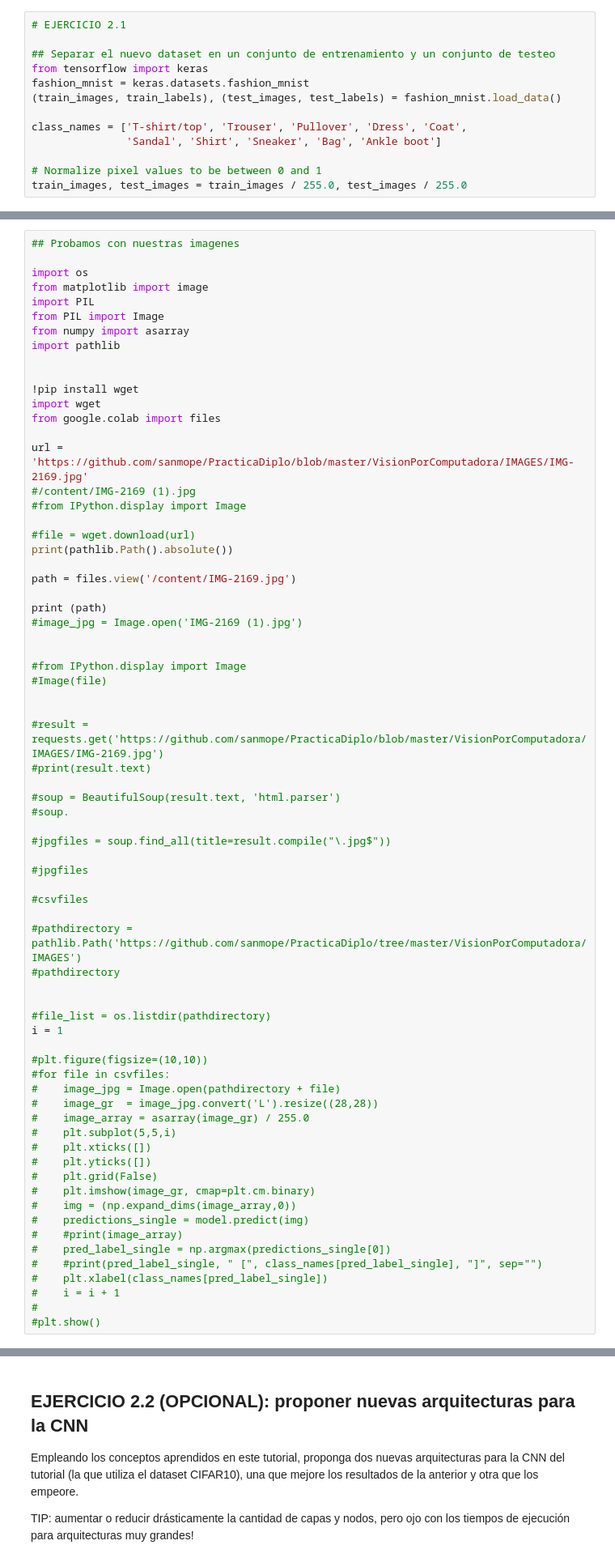
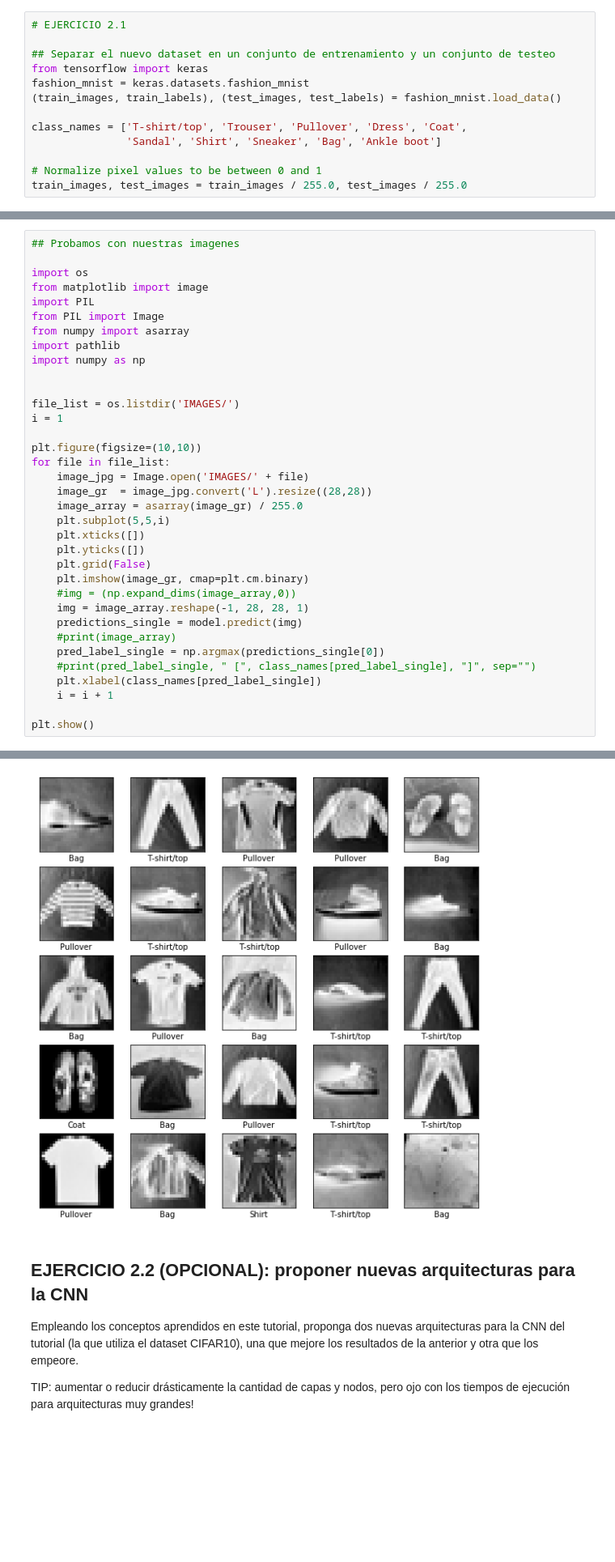
Before and after one commit to sanmope/PracticaDiplo, a Jupyter notebook: VisionPorComputadora/Computer_Vision_Lab_2_CNN.ipynb, the cells around one changed output, grey strips where cells are left out. Shown at 81% size. Drawn from its saved outputs; the diff is of its cells as text; blank space fills up the shorter version.

```diff
--- a/VisionPorComputadora/Computer_Vision_Lab_2_CNN.ipynb
+++ b/VisionPorComputadora/Computer_Vision_Lab_2_CNN.ipynb
@@ -495,65 +495,30 @@ import PIL
 from PIL import Image
 from numpy import asarray
 import pathlib
+import numpy as np
 
 
-!pip install wget
-import wget
-from google.colab import files
-
-url = 'https://github.com/sanmope/PracticaDiplo/blob/master/VisionPorComputadora/IMAGES/IMG-2169.jpg'
-#/content/IMG-2169 (1).jpg
-#from IPython.display import Image
-
-#file = wget.download(url)
-print(pathlib.Path().absolute())
-
-path = files.view('/content/IMG-2169.jpg')
-
-print (path)
-#image_jpg = Image.open('IMG-2169 (1).jpg')
-
-
-#from IPython.display import Image
-#Image(file)
-
-
-#result = requests.get('https://github.com/sanmope/PracticaDiplo/blob/master/VisionPorComputadora/IMAGES/IMG-2169.jpg')
-#print(result.text)
-
-#soup = BeautifulSoup(result.text, 'html.parser')
-#soup.
-
-#jpgfiles = soup.find_all(title=result.compile("\.jpg$"))
-
-#jpgfiles
-
-#csvfiles
-
-#pathdirectory = pathlib.Path('https://github.com/sanmope/PracticaDiplo/tree/master/VisionPorComputadora/IMAGES')
-#pathdirectory
-
-
-#file_list = os.listdir(pathdirectory)
+file_list = os.listdir('IMAGES/')
 i = 1
 
-#plt.figure(figsize=(10,10))
-#for file in csvfiles:
-#    image_jpg = Image.open(pathdirectory + file)
-#    image_gr  = image_jpg.convert('L').resize((28,28))
-#    image_array = asarray(image_gr) / 255.0
-#    plt.subplot(5,5,i)
-#    plt.xticks([])
-#    plt.yticks([])
-#    plt.grid(False)
-#    plt.imshow(image_gr, cmap=plt.cm.binary)
-#    img = (np.expand_dims(image_array,0))
-#    predictions_single = model.predict(img)
-#    #print(image_array)
-#    pred_label_single = np.argmax(predictions_single[0])
-#    #print(pred_label_single, " [", class_names[pred_label_single], "]", sep="")
-#    plt.xlabel(class_names[pred_label_single])
-#    i = i + 1
-#
-#plt.show()
+plt.figure(figsize=(10,10))
+for file in file_list:
+    image_jpg = Image.open('IMAGES/' + file)
+    image_gr  = image_jpg.convert('L').resize((28,28))
+    image_array = asarray(image_gr) / 255.0
+    plt.subplot(5,5,i)
+    plt.xticks([])
+    plt.yticks([])
+    plt.grid(False)
+    plt.imshow(image_gr, cmap=plt.cm.binary)
+    #img = (np.expand_dims(image_array,0))
+    img = image_array.reshape(-1, 28, 28, 1)
+    predictions_single = model.predict(img)
+    #print(image_array)
+    pred_label_single = np.argmax(predictions_single[0])
+    #print(pred_label_single, " [", class_names[pred_label_single], "]", sep="")
+    plt.xlabel(class_names[pred_label_single])
+    i = i + 1
+
+plt.show()
 # %% [output]
@@ -564,3 +525,4 @@ None
+[figure, added]
 # %% [markdown]
 ## **EJERCICIO 2.2 (OPCIONAL)**: proponer nuevas arquitecturas para la CNN
 
```
Also changed, not shown: parts of 11 cells of this notebook.
